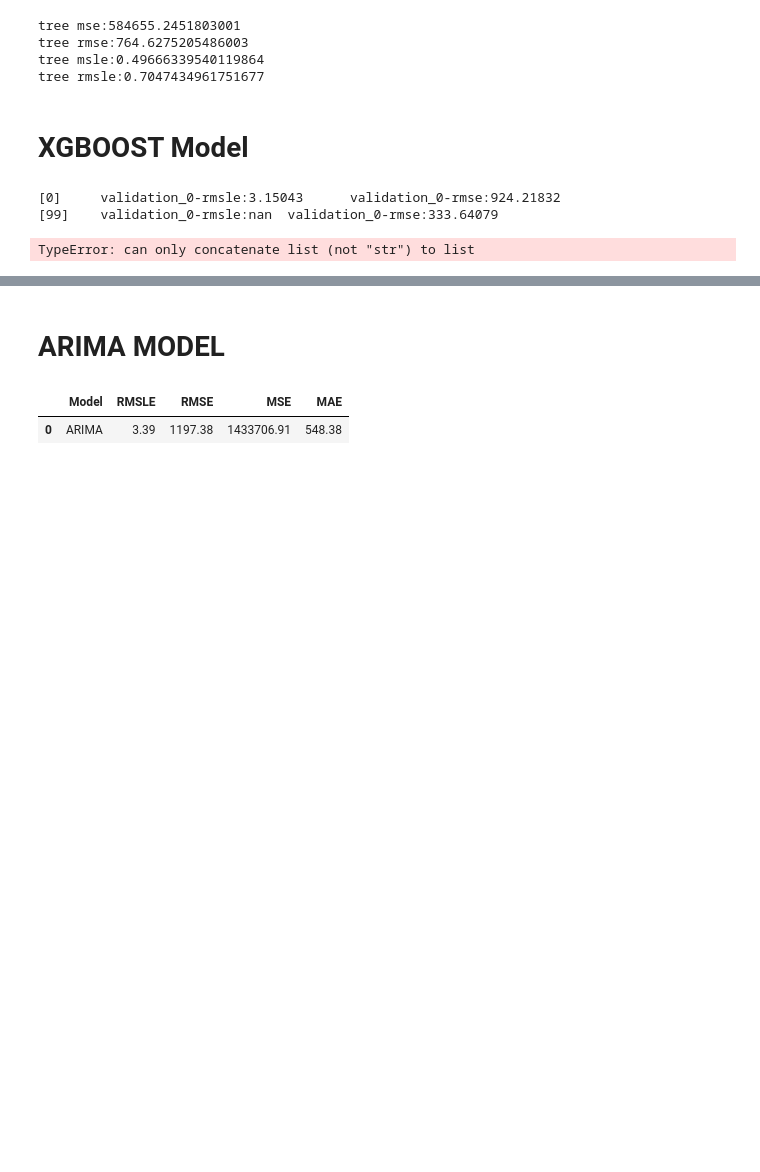
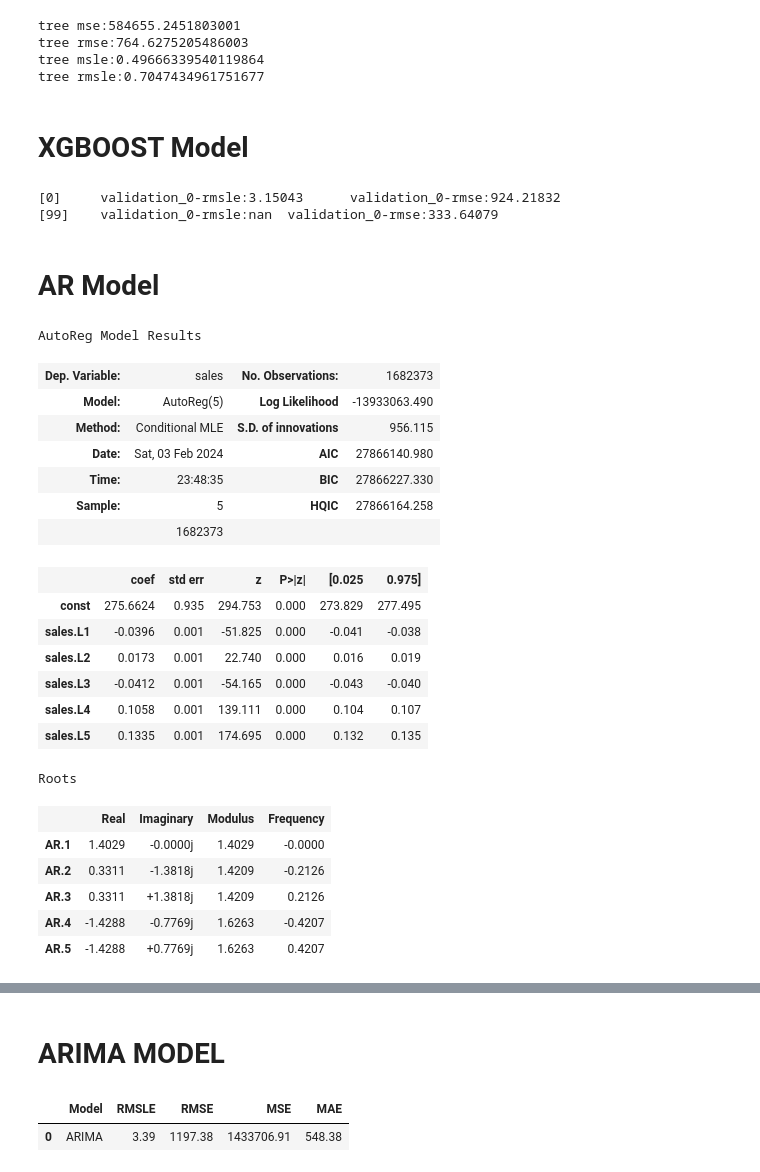
Before and after one commit to obiuzoma/LP3_project, a Jupyter notebook: lp3.ipynb, the cells around one changed output, grey strips where cells are left out. Cells and saved outputs as stored; diff of their text form; code cells hidden in the pictures; blank space fills up the shorter version.

```diff
--- a/lp3.ipynb
+++ b/lp3.ipynb
@@ -1256,14 +1271,2 @@ from statsmodels.graphics.tsaplots import plot_predict
-# %%
-model = AutoReg(X_train, lags=1)
-results = model.fit()
-
-plt.plot(X_train, label='Actual')
-plt.plot(results.predict(), label='AR Model Predictions', linestyle='dashed')
-plt.xlabel('Time')
-plt.ylabel('Values')
-plt.legend()
-
-# Show the plot
-plt.show()
-# %% [output]
-TypeError: can only concatenate list (not "str") to list
+# %% [markdown]
+# AR Model
@@ -1269,0 +1275,25 @@ TypeError: can only concatenate list (not "str") to list
+# %%
+model.summary()
+# %% [output]
+AutoReg Model Results
+| Dep. Variable: | sales | No. Observations: | 1682373 |
+| Model: | AutoReg(5) | Log Likelihood | -13933063.490 |
+| Method: | Conditional MLE | S.D. of innovations | 956.115 |
+| Date: | Sat, 03 Feb 2024 | AIC | 27866140.980 |
+| Time: | 23:48:35 | BIC | 27866227.330 |
+| Sample: | 5 | HQIC | 27866164.258 |
+|  | 1682373 |  |  |
+|  | coef | std err | z | P>|z| | [0.025 | 0.975] |
+| const | 275.6624 | 0.935 | 294.753 | 0.000 | 273.829 | 277.495 |
+| sales.L1 | -0.0396 | 0.001 | -51.825 | 0.000 | -0.041 | -0.038 |
+| sales.L2 | 0.0173 | 0.001 | 22.740 | 0.000 | 0.016 | 0.019 |
+| sales.L3 | -0.0412 | 0.001 | -54.165 | 0.000 | -0.043 | -0.040 |
+| sales.L4 | 0.1058 | 0.001 | 139.111 | 0.000 | 0.104 | 0.107 |
+| sales.L5 | 0.1335 | 0.001 | 174.695 | 0.000 | 0.132 | 0.135 |
+Roots
+|  | Real | Imaginary | Modulus | Frequency |
+| AR.1 | 1.4029 | -0.0000j | 1.4029 | -0.0000 |
+| AR.2 | 0.3311 | -1.3818j | 1.4209 | -0.2126 |
+| AR.3 | 0.3311 | +1.3818j | 1.4209 | 0.2126 |
+| AR.4 | -1.4288 | -0.7769j | 1.6263 | -0.4207 |
+| AR.5 | -1.4288 | +0.7769j | 1.6263 | 0.4207 |
```
Also changed, not shown: parts of 17 cells of this notebook.
